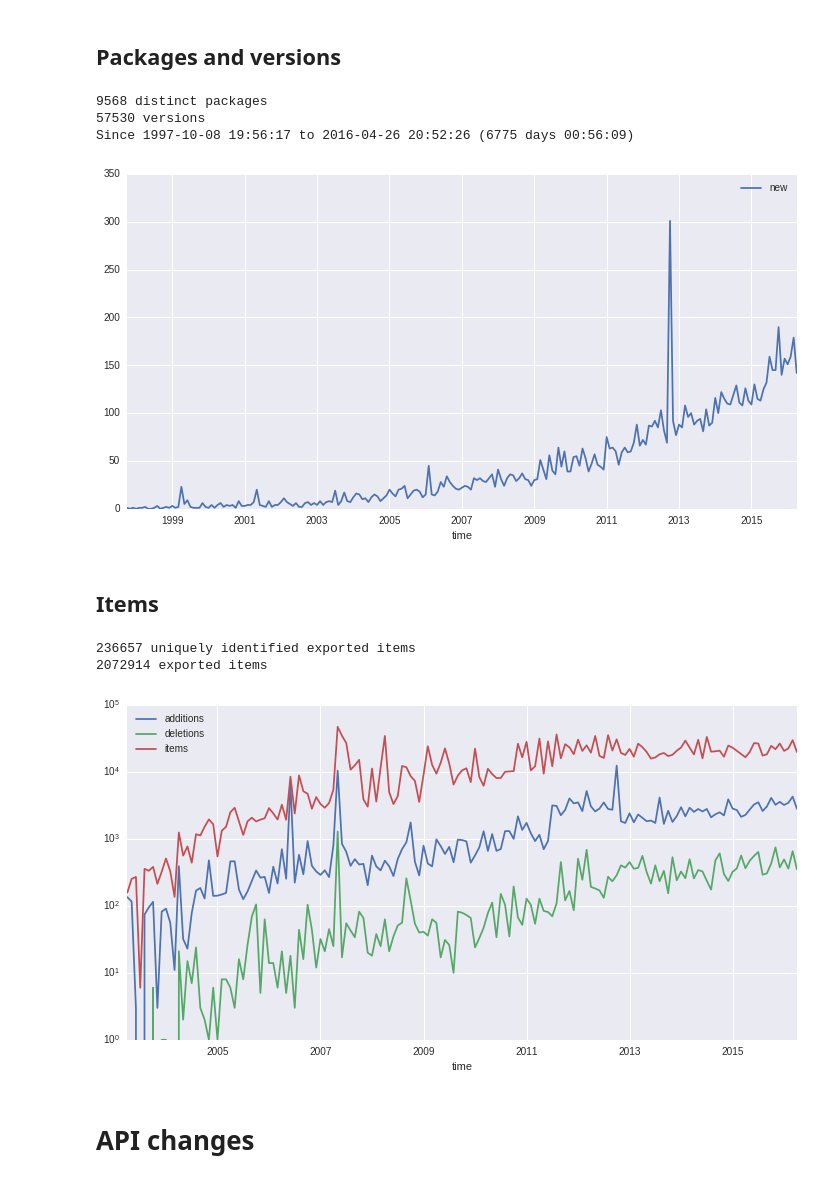
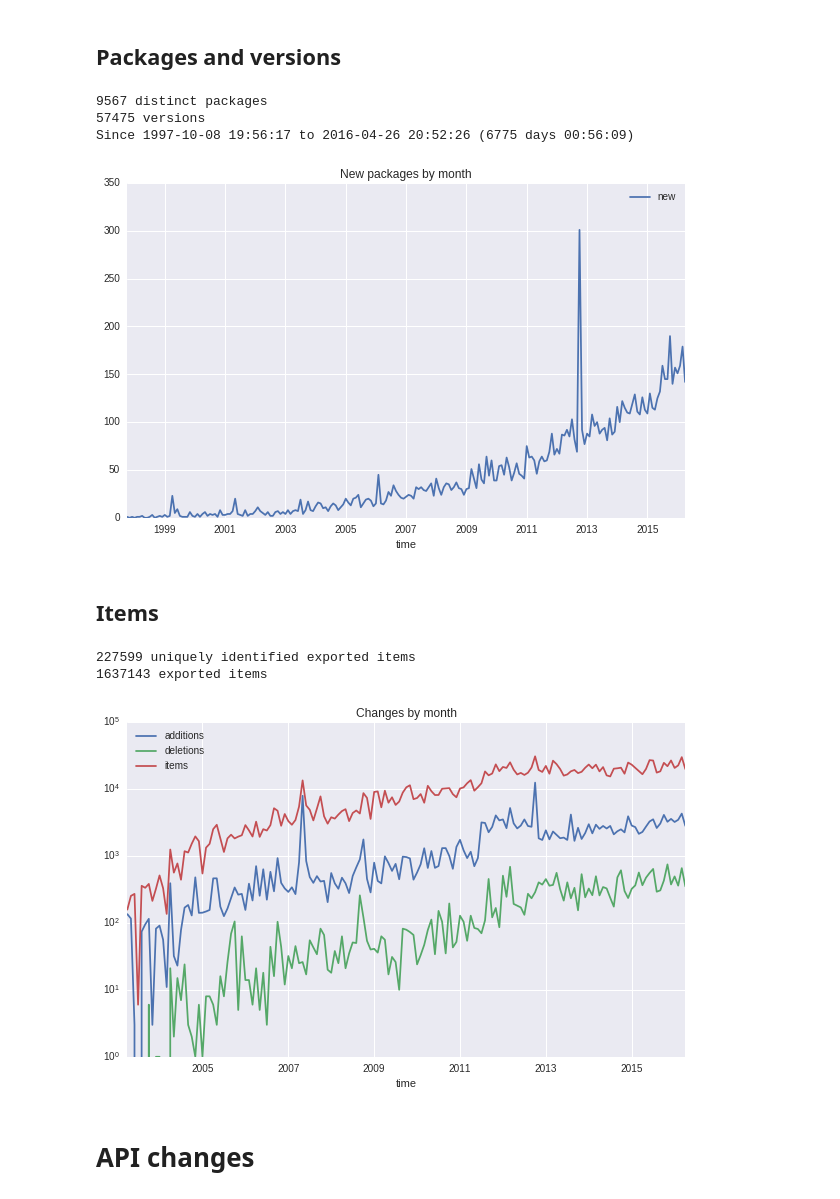
Before and after one commit to maelick/ecos-analysis, a Jupyter notebook: WEA2016/notebook/API stability.ipynb, the cells around one changed output. Saved outputs shown, nothing was run; the diff lists cells and outputs as text; code cells hidden in the pictures.

Commit message:
First plots

```diff
--- a/WEA2016/notebook/API stability.ipynb
+++ b/WEA2016/notebook/API stability.ipynb
@@ -1,11 +1,13 @@
 # %%
 import pandas
+import matplotlib
 import matplotlib.pyplot as plt
 import seaborn
 import gzip
+import lifelines
 
 %matplotlib inline
-matplotlib.rcParams['figure.figsize'] = (12.0, 6.0)
+matplotlib.rcParams['figure.figsize'] = (10.0, 6.0)
 # %%
 with gzip.GzipFile('../data/exports_cran.csv.gz') as f:
     exports = pandas.read_csv(f, usecols=['repository', 'ref', 'export'])
@@ -27,3 +31,8 @@ exports = exports.merge(packages[['package', 'version', 'time']], on=('package',
+# %%
+outliers = ['RGtk2']
+for package in outliers:
+    packages = packages.query('package != "{}"'.format(package))
+    exports = exports.query('package != "{}"'.format(package))
 # %%
 by_item = {}
 by_version = {}
@@ -63,28 +75,28 @@ print(len(packages.groupby(('package', 'version'))), 'versions')
 print('Since {} to {} ({})'
       .format(packages.time.min(), packages.time.max(), packages.time.max() - packages.time.min()))
 # %% [output]
-9568 distinct packages
-57530 versions
+9567 distinct packages
+57475 versions
 Since 1997-10-08 19:56:17 to 2016-04-26 20:52:26 (6775 days 00:56:09)
 # %%
 df = packages.groupby('package')[['time']].min().sort_values('time').assign(new=1)
 df = df.set_index('time').resample('1M')
-ax = df.count().plot()
+ax = df.count().plot(title='New packages by month')
 # %% [output]
-[figure, old version]
+[figure, new version]
 # %% [markdown]
 ## Items
 # %%
 print(len(exports.groupby(('package', 'item'))), 'uniquely identified exported items')
 print(len(exports.groupby(('package', 'item', 'version'))), 'exported items')
 # %% [output]
-236657 uniquely identified exported items
-2072914 exported items
+227599 uniquely identified exported items
+1637143 exported items
 # %%
 df = df_by_version.merge(packages[['time', 'package', 'version']], left_index=True, right_on=('package', 'version'))
-ax = df.set_index('time')[['additions', 'deletions', 'items']].resample('1M').sum().plot(logy=True)
+ax = df.set_index('time')[['additions', 'deletions', 'items']].resample('1M').sum().plot(logy=True, title='Changes by month')
 # %% [output]
-[figure, old version]
+[figure, new version]
 # %% [markdown]
 # API changes
 # %% [markdown]
```
Also changed, not shown: parts of 16 cells of this notebook.
